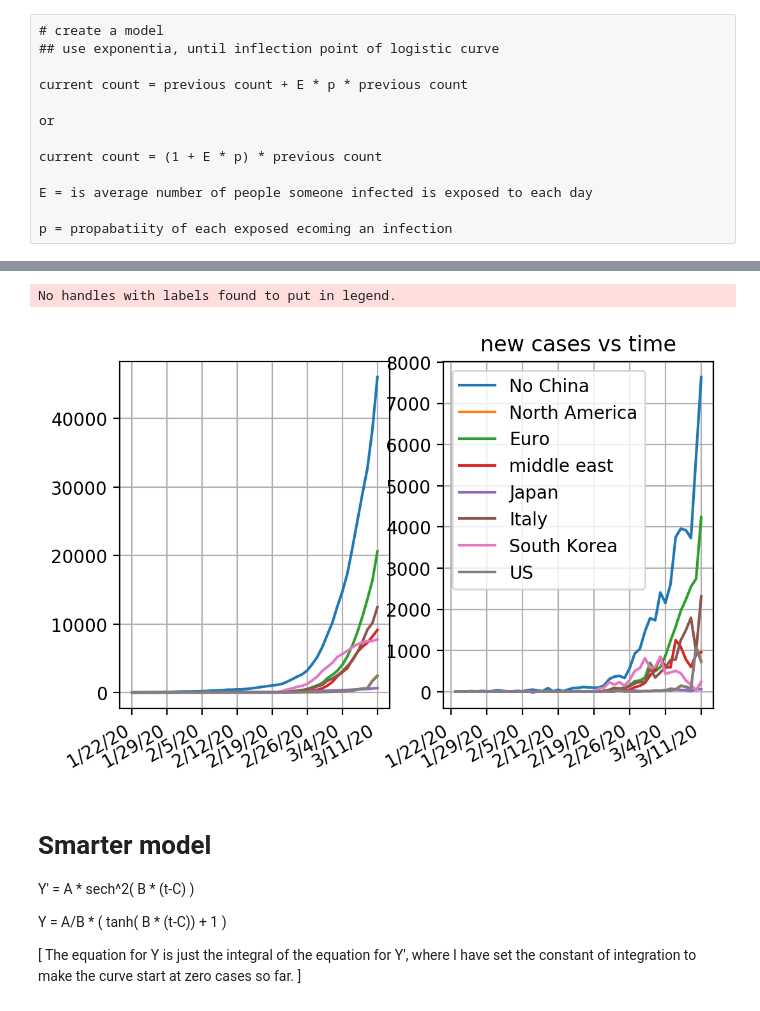
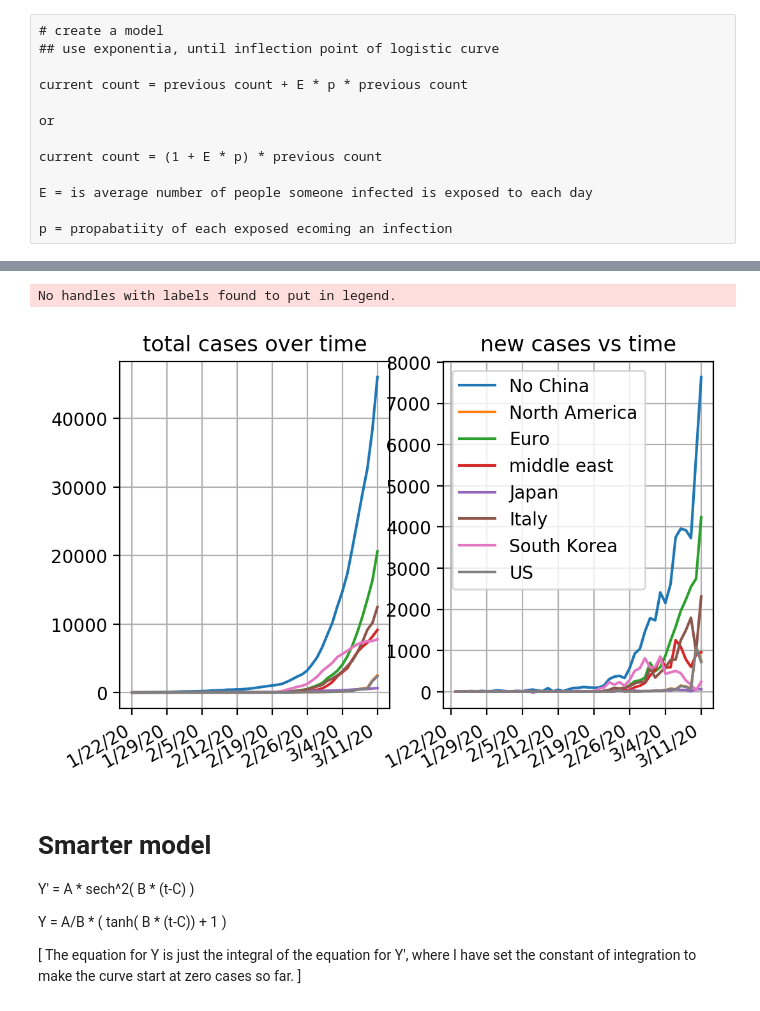
Before and after one commit to raysalem/sars-cov-19, a Jupyter notebook: cov-19.ipynb, the cells around one changed output, grey strips where cells are left out. Cells and saved outputs as stored; diff of their text form; code cells hidden in the pictures.

```diff
--- a/cov-19.ipynb
+++ b/cov-19.ipynb
@@ -31,8 +49,11 @@ if sum(df[dt].apply(math.isnan)):
 else:
     data = df
 #create a no china row, all china and all US
+
+#create a no china row, all china and all US
 noChin = data.index.levels[0][data.index.levels[0]!="China"]
-data.loc["NoChina",np.NaN,np.NaN,np.NaN]=data.loc[noChin].sum()
+print(noChin)
+data.loc["NoChina",np.NaN,np.NaN,np.NaN]=data.loc[(noChin)].sum()
 
 # note this is an over-estimate
 data.loc[("USAll",np.NaN,np.NaN,np.NaN)]=data.loc["US"].sum()
@@ -169,18 +198,19 @@ import matplotlib.ticker as mticker
 myLocator = mticker.MultipleLocator(7)
 
 #determine slope and plot
-for name in [noChin,"China"]:
+for name in ["NoChina","China"]:
+    ctr = countries[name]
     plt.figure()
-    vals= data.loc[name].sum().diff()
+    vals= data.loc[ctr].sum().diff()
     idx = np.argwhere(vals>0)[3][0]
 
-    print(idx)
+    #print(idx)
     vals = vals[idx:]
     lv = sp.log10(vals)
     m=(lv[-1]-lv[0])/(sp.size(lv))
 
-    print(m)
-    print(math.pow(10,m))
+    #print(m)
+    #print(math.pow(10,m))
 
     fig, ax = plt.subplots(1,2)
     #---
@@ -192,24 +222,9 @@ for name in [noChin,"China"]:
     fig.autofmt_xdate()
 
     #---
-    ax[0].plot(data.loc[name].sum())
+    ax[0].plot(data.loc[ctr].sum())
     ax[0].xaxis.set_major_locator(myLocator)
     ax[0].grid()
     fig.autofmt_xdate()
 
-#print(vals.index)
-#print(sp.size(lv))
-
-#plt.plot()
-#sp.size(vals)
-#regressor.fit(vals.index.vals.values)
-#vals.index[1].apply(toordinal)
-#a = pd.to_datetime(vals.index)
-#Xs = pd.to_datetime(vals.index).strftime("%Y%m%d").astype(int)
-
-
-# Create linear regression object
-#from sklearn import datasets, linear_model
-#regr = linear_model.LinearRegression()
-#regr.fit([Xs],[vals])
-#regr.coef_
+    fig.suptitle('%s'% name, fontsize=16)
@@ -227,31 +231,31 @@ for name in [noChin,"China"]:
 # %%
 #ignore china here
 fig, ax =plt.subplots(1,2)
 for name in countries.keys():
     if name =="China":continue
     country = countries[name]
     ax[0].plot(data.loc[(country)].sum(),label=name)
 ax[0].xaxis.set_major_locator(myLocator)
 ax[0].grid()
 plt.legend()
-plt.title("total cases over time");
+ax[0].set_title("total cases over time");
 
 
 for name in countries.keys():
     if name =="China":continue
     country = countries[name]
 
     vals= data.loc[(country)].sum().diff()
     ax[1].plot(vals,label=name)
 ax[1].xaxis.set_major_locator(myLocator)
 ax[1].grid()
 fig.autofmt_xdate()
 
 plt.legend()
-plt.title("new cases vs time");
+ax[1].set_title("new cases vs time");
 # %% [output]
 No handles with labels found to put in legend.
-[figure, old version]
+[figure, new version]
 # %%
 #raw data
 data.loc["US"].sum()
```
Also changed, not shown: parts of 8 cells of this notebook.
